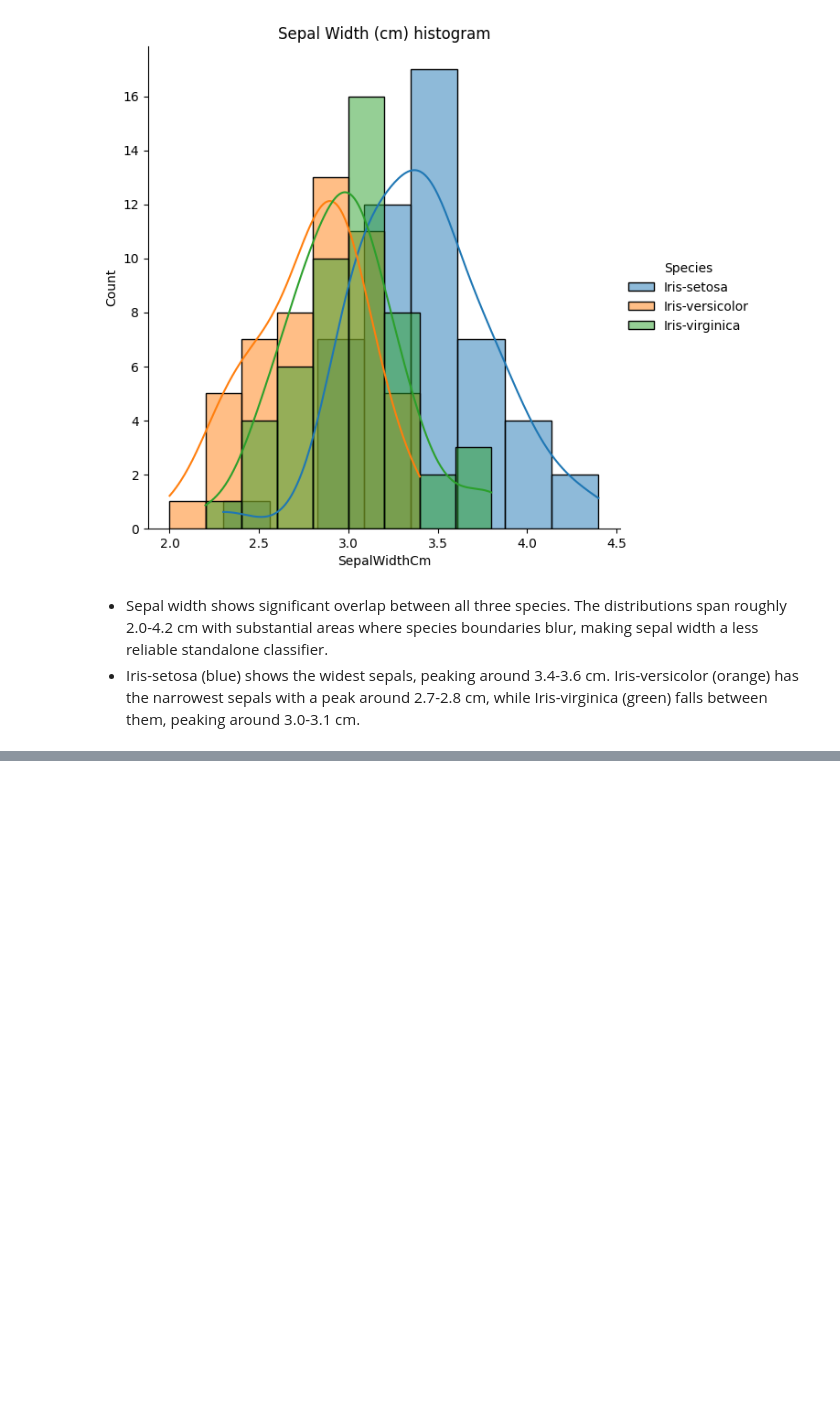
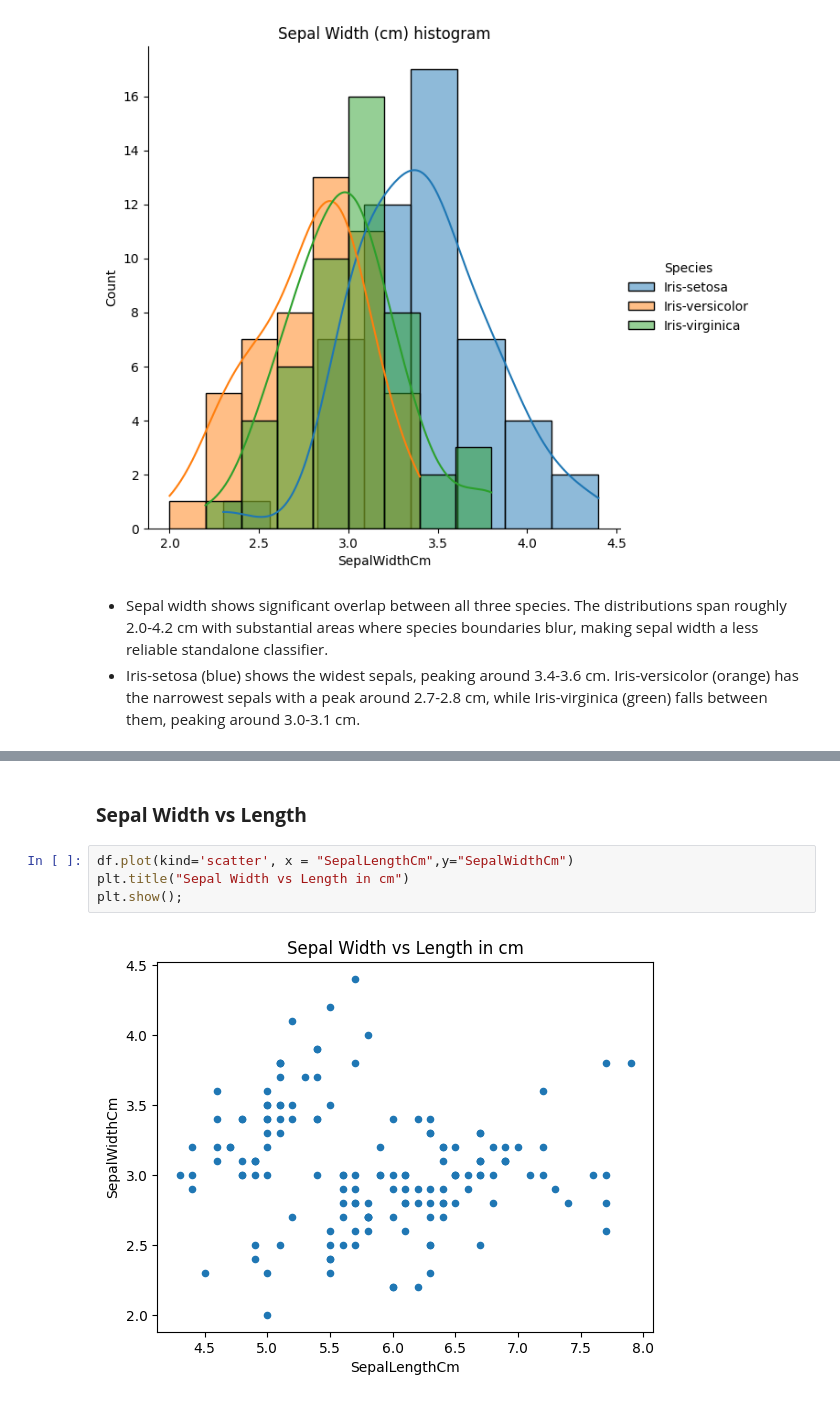
Before and after one commit to nithinbadicodes/AI-ML-Projects, a Jupyter notebook: IrisFlowerClassification.ipynb, the cells around one changed output, grey strips where cells are left out. Drawn from its saved outputs; the diff is of its cells as text; blank space fills up the shorter version.

```diff
--- a/IrisFlowerClassification.ipynb
+++ b/IrisFlowerClassification.ipynb
@@ -69,0 +77,8 @@ plt.show();
+# %% [markdown]
+### **Sepal Width vs Length**
+# %%
+df.plot(kind='scatter', x = "SepalLengthCm",y="SepalWidthCm")
+plt.title("Sepal Width vs Length in cm")
+plt.show();
+# %% [output]
+[figure, added]
```
Also changed, not shown: parts of 8 cells of this notebook.
